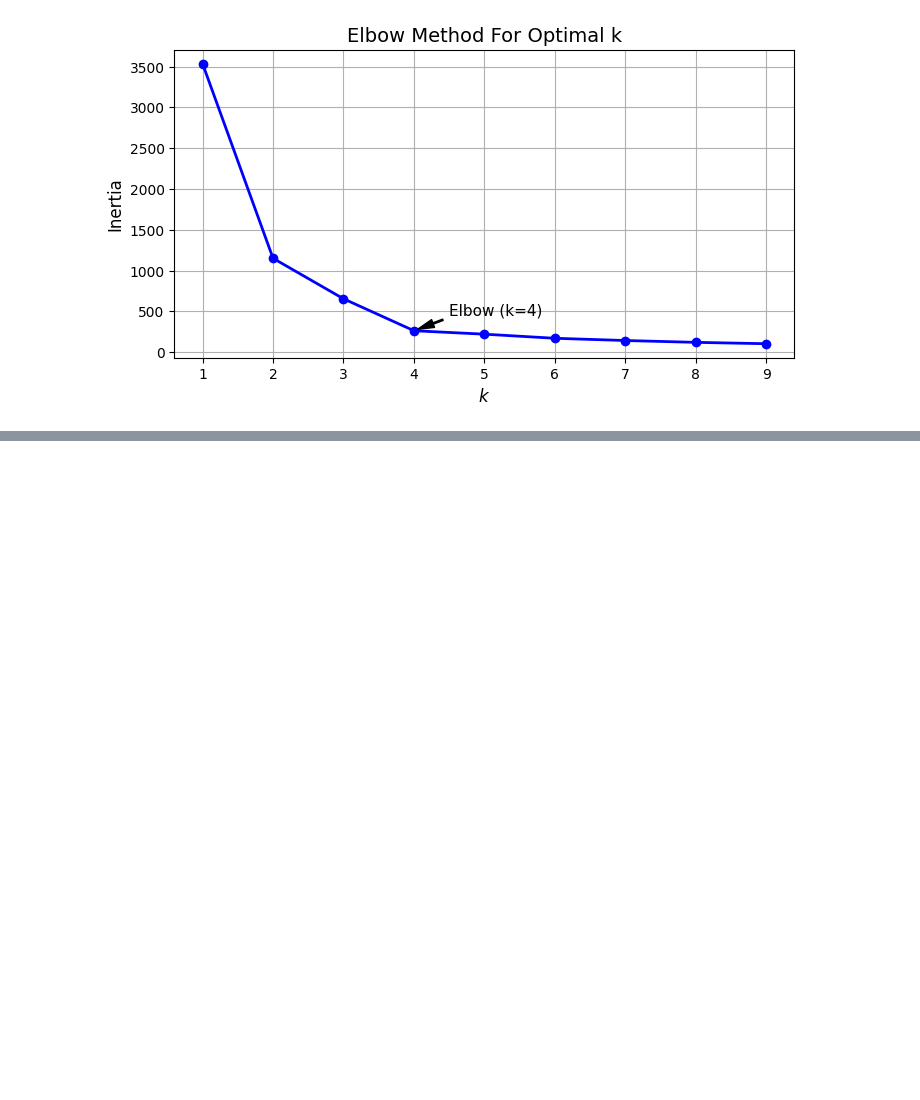
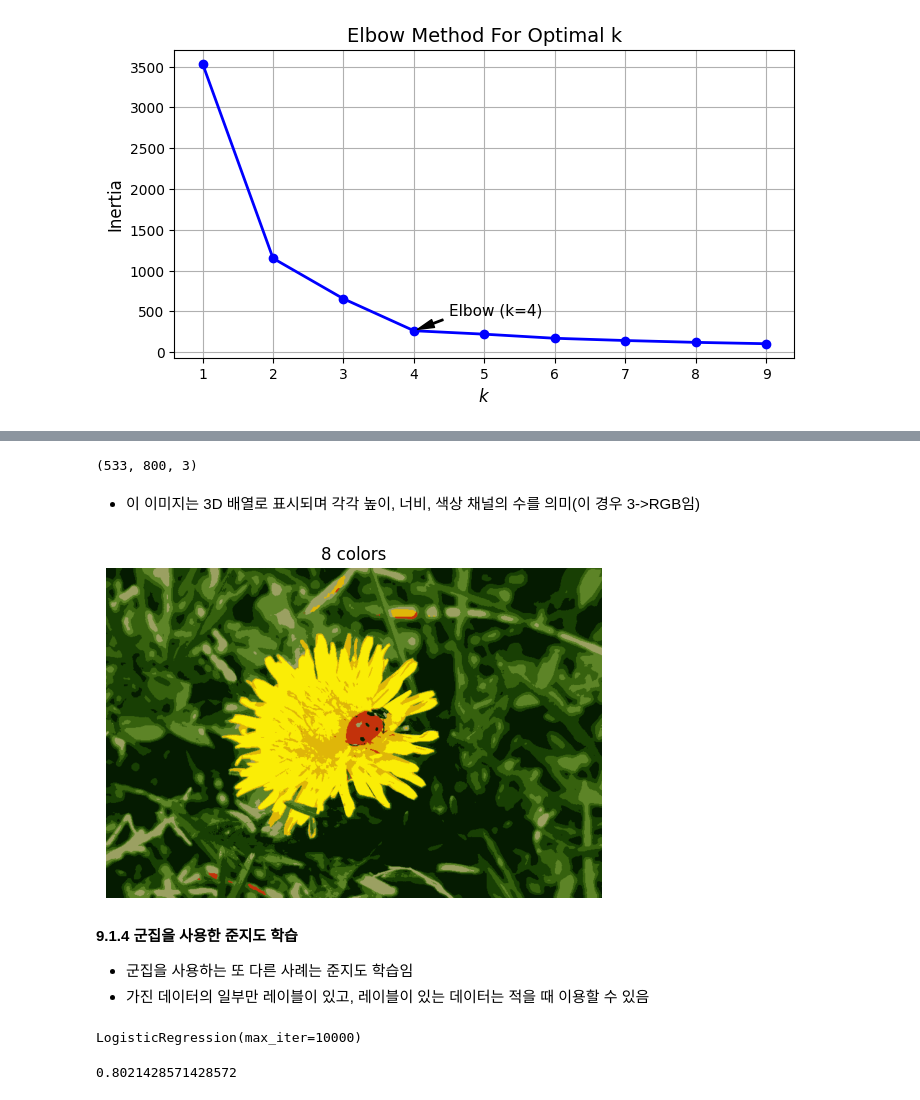
Before and after one commit to slover1126/hands_on_machine_learning, a Jupyter notebook: 핸즈온_머신러닝_9장.ipynb, the cells around one changed output, grey strips where cells are left out. Cells and saved outputs as stored; diff of their text form; code cells hidden in the pictures; blank space fills up the shorter version.

```diff
--- a/핸즈온_머신러닝_9장.ipynb
+++ b/핸즈온_머신러닝_9장.ipynb
@@ -279,0 +408,45 @@ plt.show()
+# %%
+#교재 예시 이미지 가져오기
+import urllib.request
+import PIL.Image
+
+# 1. 핸즈온 머신러닝 3판 공식 GitHub에서 ladybug.png 다운로드
+url = "https://github.com/ageron/handson-ml3/raw/main/images/unsupervised_learning/ladybug.png"
+filepath = "ladybug.png"
+urllib.request.urlretrieve(url, filepath)
+
+# 2. 교재 코드 그대로 넘파이 배열로 로드
+image = np.asarray(PIL.Image.open(filepath))
+print(image.shape)  # (533, 800, 3) 출력
+# %% [output]
+(533, 800, 3)
+# %% [markdown]
+
+
+*   이 이미지는 3D 배열로 표시되며 각각 높이, 너비, 색상 채널의 수를 의미(이 경우 3->RGB임)
+# %%
+#배열의 크기를 바꾸어 RGB 색상 리스트로 바꾸어 K-means를 적용하기
+
+X = image.reshape(-1, 3)
+kmeans = KMeans(n_clusters=8, random_state=42, n_init=10).fit(X)
+segmented_img = kmeans.cluster_centers_[kmeans.labels_]
+segmented_img = segmented_img.reshape(image.shape)
+# %%
+#시각화(교재 이미지와 비교하기)
+import matplotlib.pyplot as plt
+
+plt.imshow(segmented_img.astype(np.uint8))
+plt.title("8 colors")
+plt.axis("off")
+plt.show()
+
+#좀 뭉게지긴 했어도 형체를 알아볼 수 있을 정도의 이미지 분할이 이루어짐
+# %% [output]
+[figure, added]
+# %% [markdown]
+**9.1.4 군집을 사용한 준지도 학습**
+
+
+
+*   군집을 사용하는 또 다른 사례는 준지도 학습임
+*   가진 데이터의 일부만 레이블이 있고, 레이블이 있는 데이터는 적을 때 이용할 수 있음
@@ -279,0 +467,16 @@ plt.show()
+# %%
+#50개의 샘플에 대한 레이블만 있다고 가정
+#이 50개의 샘플에 대해 로지스틱 회귀 모델 훈련
+
+from sklearn.linear_model import LogisticRegression
+
+n_labeled = 50
+log_reg = LogisticRegression(max_iter=10_000)
+log_reg.fit(X_train[:n_labeled], y_train[:n_labeled])
+# %% [output]
+LogisticRegression(max_iter=10000)
+# %%
+#테스트 세트의 점수 확인
+log_reg.score(X_train, y_train)
+# %% [output]
+0.8021428571428572
```
Also changed, not shown: parts of 18 cells of this notebook.
